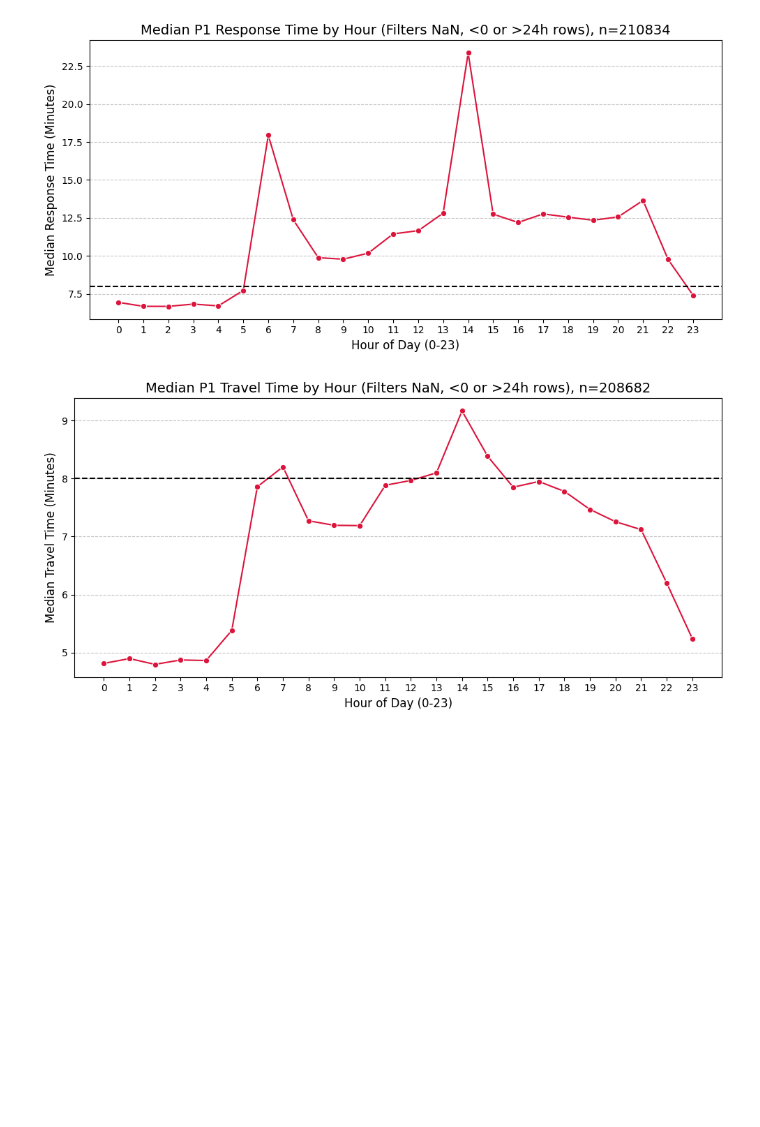
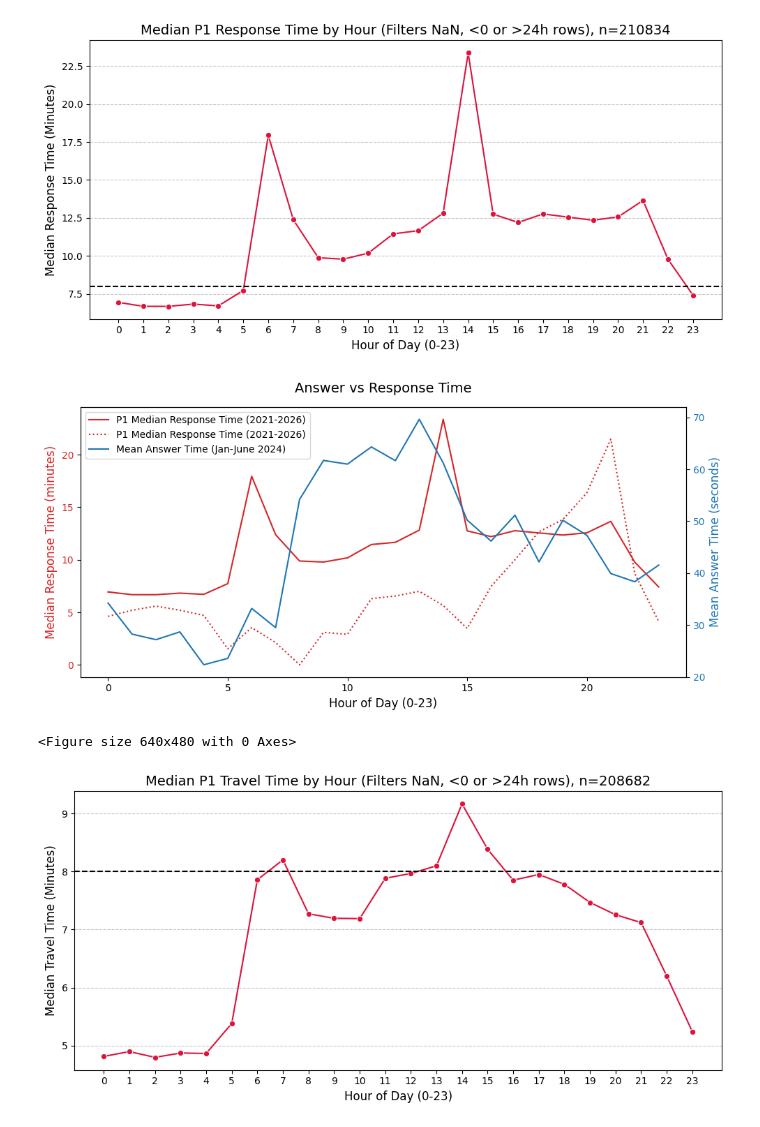
Before and after one commit to yoonoolee/oakland_police_department, a Jupyter notebook: test_cindy.ipynb, the cells around one changed output. Saved outputs shown, nothing was run; the diff lists cells and outputs as text; code cells hidden in the pictures; blank space fills up the shorter version.

```diff
--- a/test_cindy.ipynb
+++ b/test_cindy.ipynb
@@ -10,0 +24,8 @@ df = pd.read_parquet(CALLS_PARQUET, engine='fastparquet')
+# %%
+# Read the CSV file, skipping the title row to get the correct headers
+answer_time = pd.read_csv(OPD / "Data" / "Our Data" / '2024_answer_time.csv', header=1)
+
+# Extract just the starting hour (e.g., '00' from '00:00 - 00:59') for cleaner plotting
+answer_time['Hour of Day'] = answer_time['Hour of Day'].astype(int)
+
+answer_time.head()
@@ -269,6 +349,47 @@ plt.tight_layout()
 plt.savefig("p1_median_response_time_filtered.png", dpi=150, bbox_inches="tight")
 # %% [output]
 [figure]
+# %%
+x = np.arange(0, 24, 1)
+y1 = p1_hourly['median_response_time']  # median p1 response time in minutes (2021-2026)
+y2 = df_hourly['median_response_time']  # median response time in minutes (2021-2026)
+y3 = answer_time['Answer Time (s)'] # mean answer time in seconds (2024 Jan-Jun)
+
+# 2. Create the figure and the primary axis
+fig, ax1 = plt.subplots(figsize=(10, 5))
+
+# 3. Plot the first line on ax1
+color1 = 'tab:red'
+ax1.set_xlabel('Hour of Day (0-23)', fontsize=12)
+ax1.set_ylabel('Median Response Time (minutes)', color=color1, fontsize=12)
+line1 = ax1.plot(x, y1, color=color1, label='P1 Median Response Time (2021-2026)')
+line2 = ax1.plot(x, y2, color=color1, linestyle=':', label='P1 Median Response Time (2021-2026)')
+ax1.tick_params(axis='y', labelcolor=color1)
+
+# 4. Create a second axis that shares the same x-axis
+ax2 = ax1.twinx()
+
+# 5. Plot the second line on ax2
+color2 = 'tab:blue'
+ax2.set_ylabel('Mean Answer Time (seconds)', color=color2, fontsize=12)
+line3 = ax2.plot(x, y3, color=color2, label='Mean Answer Time (Jan-June 2024)')
+ax2.tick_params(axis='y', labelcolor=color2)
+
+# 6. Add a title and combine the legends
+plt.title('Answer vs Response Time', fontsize=14, pad=15)
+
+lines = line1 + line2 + line3
+labels = [l.get_label() for l in lines]
+ax1.legend(lines, labels, loc='upper left')
+
+# 7. Display the plot
+plt.tight_layout()
+plt.show()
+
+plt.savefig("answer_vs_response_time_filtered.png", dpi=150, bbox_inches="tight")
+# %% [output]
+[figure, added]
+<Figure size 640x480 with 0 Axes>
 # %%
 # Filter p1 table to remove NaN, <0, or >1440 travel times
 
```
Also changed, not shown: parts of 13 cells of this notebook.
